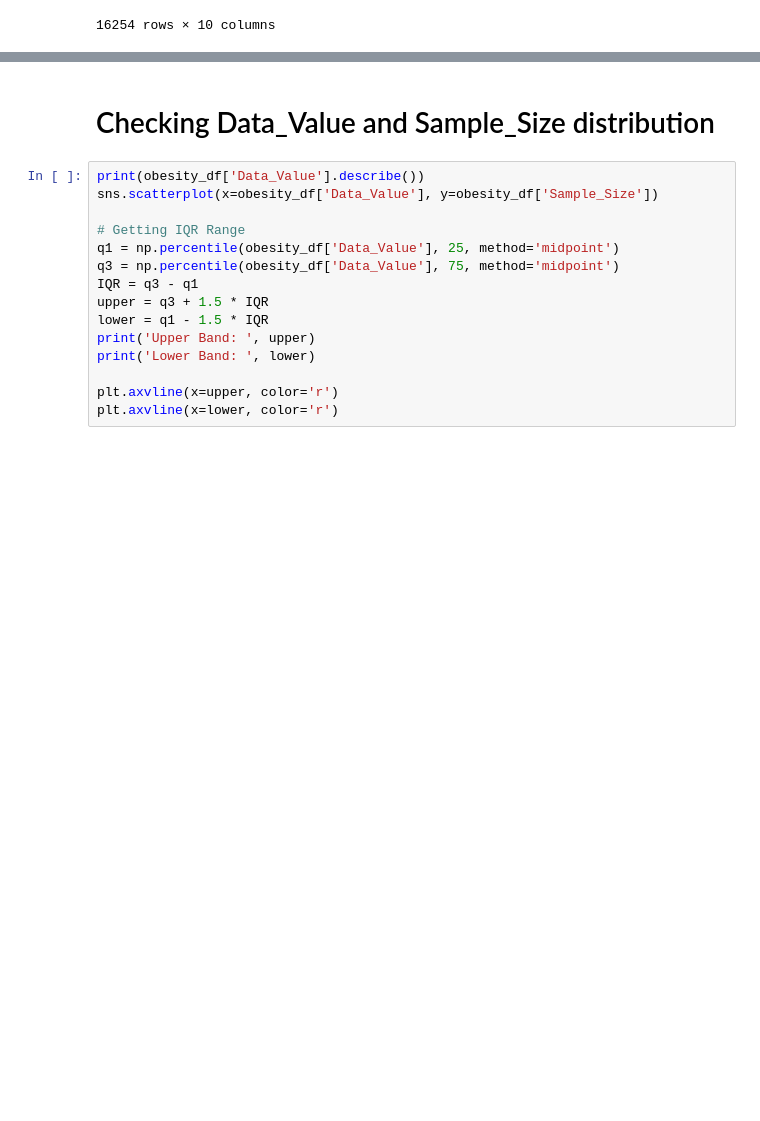
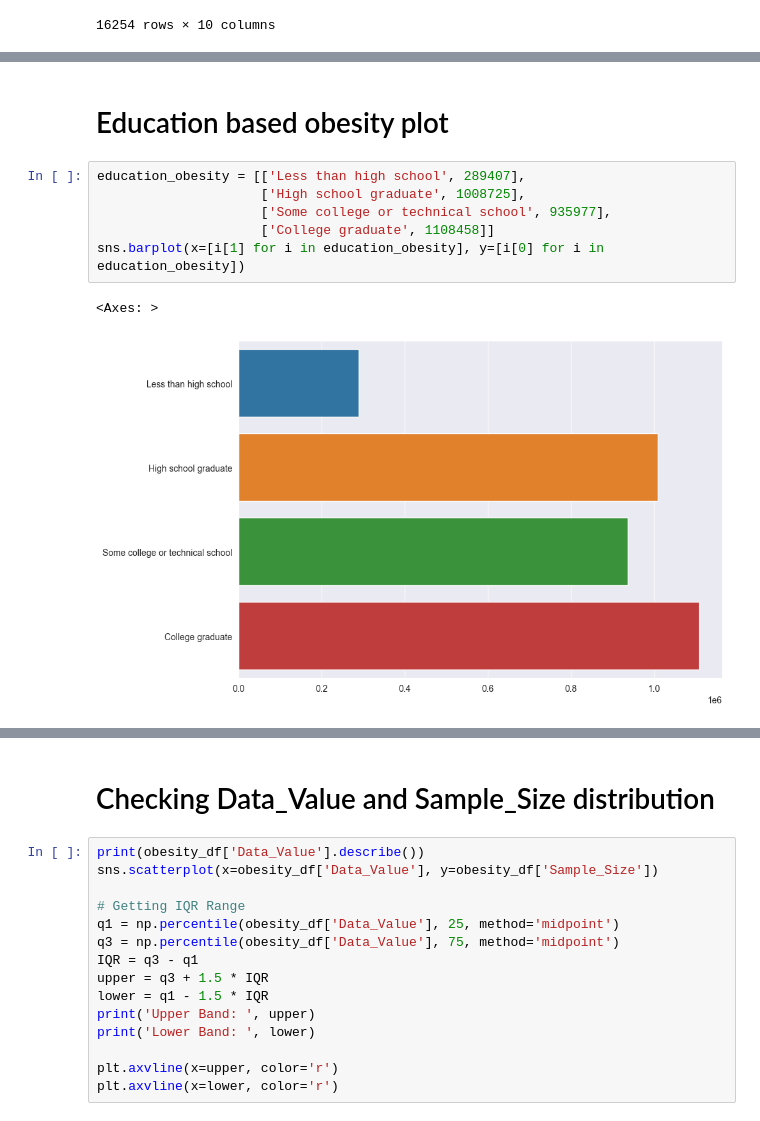
Before and after one commit to bhavan-bhatt/Gnosis-CP01, a Jupyter notebook: Pratham - 202311022/cp_1.ipynb, the cells around one changed output, grey strips where cells are left out. Saved outputs shown, nothing was run; the diff lists cells and outputs as text; blank space fills up the shorter version.

```diff
--- a/Pratham - 202311022/cp_1.ipynb
+++ b/Pratham - 202311022/cp_1.ipynb
@@ -71,0 +85,11 @@ obesity_df
+# %% [markdown]
+# Education based obesity plot
+# %%
+education_obesity = [['Less than high school', 289407],
+                     ['High school graduate', 1008725],
+                     ['Some college or technical school', 935977],
+                     ['College graduate', 1108458]]
+sns.barplot(x=[i[1] for i in education_obesity], y=[i[0] for i in education_obesity])
+# %% [output]
+<Axes: >
+[figure, added]
```
Also changed, not shown: parts of 18 cells of this notebook.
